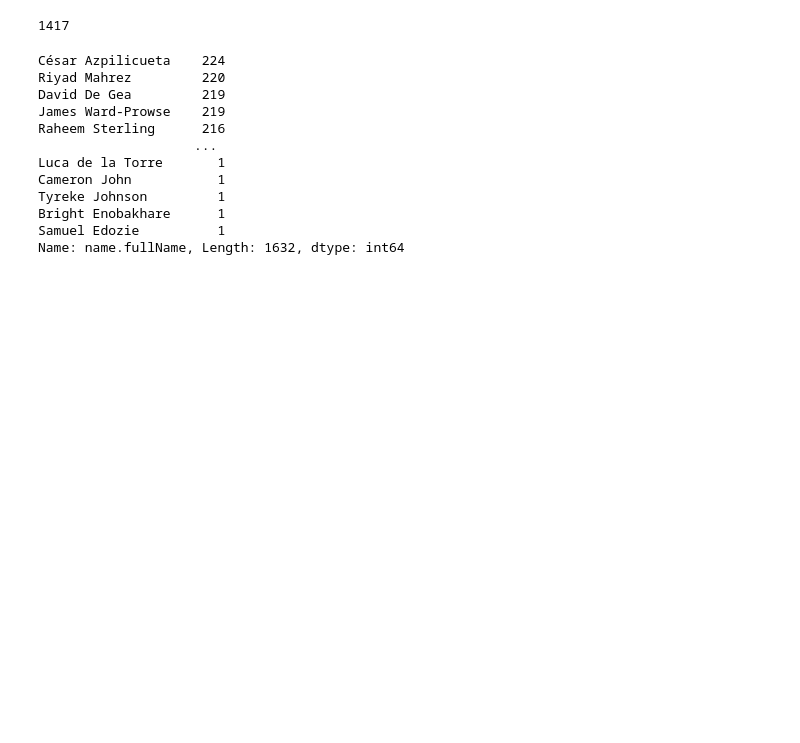
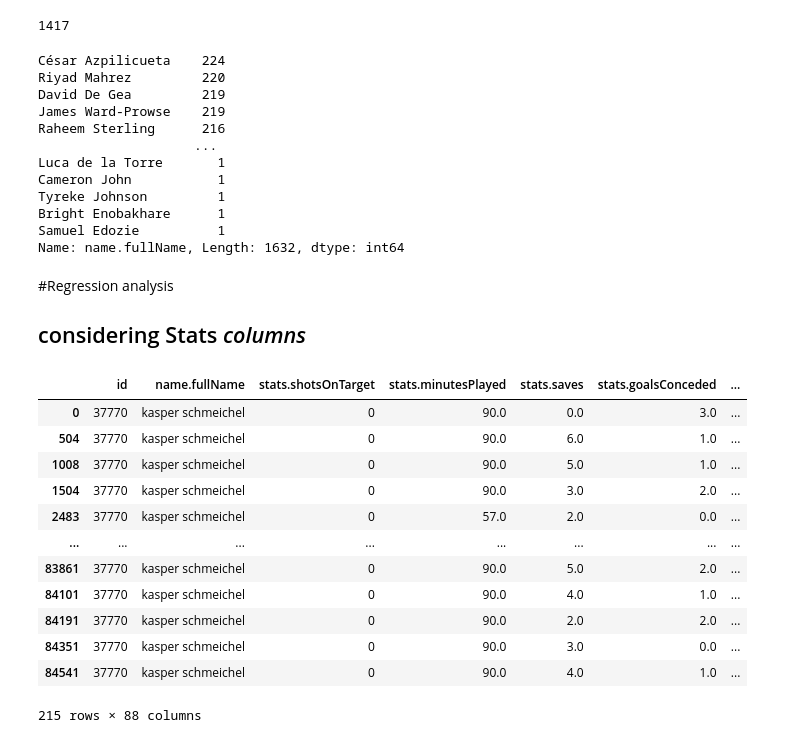
Before and after one commit to Astra-Gaming/predictive-analytics, a Jupyter notebook: soccer_prediction.ipynb, the cells around one changed output. Drawn from its saved outputs; the diff is of its cells as text; code cells hidden in the pictures; blank space fills up the shorter version.

```diff
--- a/soccer_prediction.ipynb
+++ b/soccer_prediction.ipynb
@@ -574,3 +578,6 @@ Tyreke Johnson         1
 Bright Enobakhare      1
 Samuel Edozie          1
 Name: name.fullName, Length: 1632, dtype: int64
+# %% [markdown]
+#Regression analysis
+## considering Stats *columns*
@@ -576,0 +597,2 @@ Name: name.fullName, Length: 1632, dtype: int64
+# %%
+df = pd.read_csv('soccer_prediction_preprocessed.csv')
@@ -576,0 +607,16 @@ Name: name.fullName, Length: 1632, dtype: int64
+# %%
+df
+# %% [output]
+|  | id | name.fullName | stats.shotsOnTarget | stats.minutesPlayed | stats.saves | stats.goalsConceded | ... |
+| 0 | 37770 | kasper schmeichel | 0 | 90.0 | 0.0 | 3.0 | ... |
+| 504 | 37770 | kasper schmeichel | 0 | 90.0 | 6.0 | 1.0 | ... |
+| 1008 | 37770 | kasper schmeichel | 0 | 90.0 | 5.0 | 1.0 | ... |
+| 1504 | 37770 | kasper schmeichel | 0 | 90.0 | 3.0 | 2.0 | ... |
+| 2483 | 37770 | kasper schmeichel | 0 | 57.0 | 2.0 | 0.0 | ... |
+| ... | ... | ... | ... | ... | ... | ... | ... |
+| 83861 | 37770 | kasper schmeichel | 0 | 90.0 | 5.0 | 2.0 | ... |
+| 84101 | 37770 | kasper schmeichel | 0 | 90.0 | 4.0 | 1.0 | ... |
+| 84191 | 37770 | kasper schmeichel | 0 | 90.0 | 2.0 | 2.0 | ... |
+| 84351 | 37770 | kasper schmeichel | 0 | 90.0 | 3.0 | 0.0 | ... |
+| 84541 | 37770 | kasper schmeichel | 0 | 90.0 | 4.0 | 1.0 | ... |
+215 rows × 88 columns
```
Also changed, not shown: parts of 51 cells of this notebook, 1 other file.
